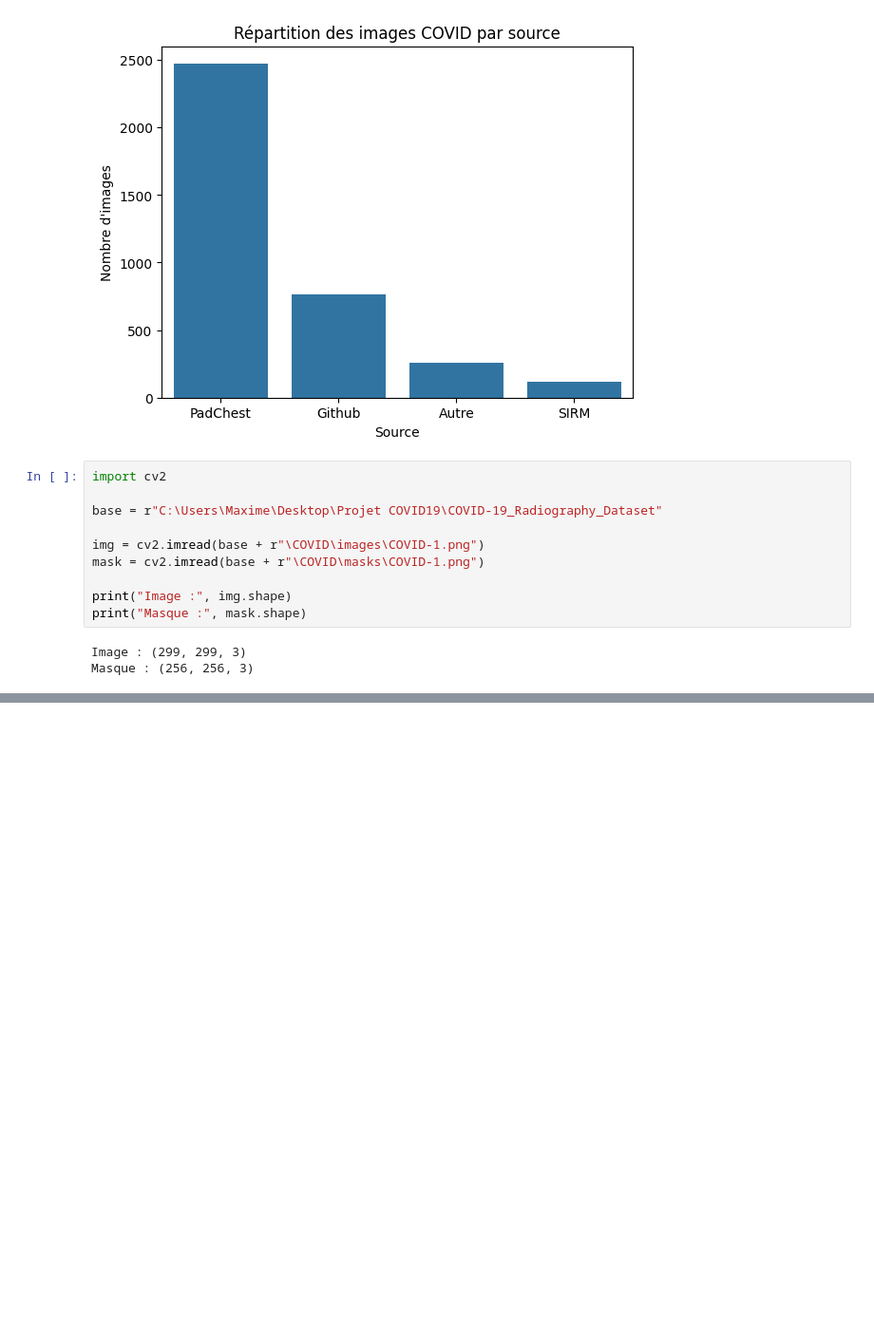
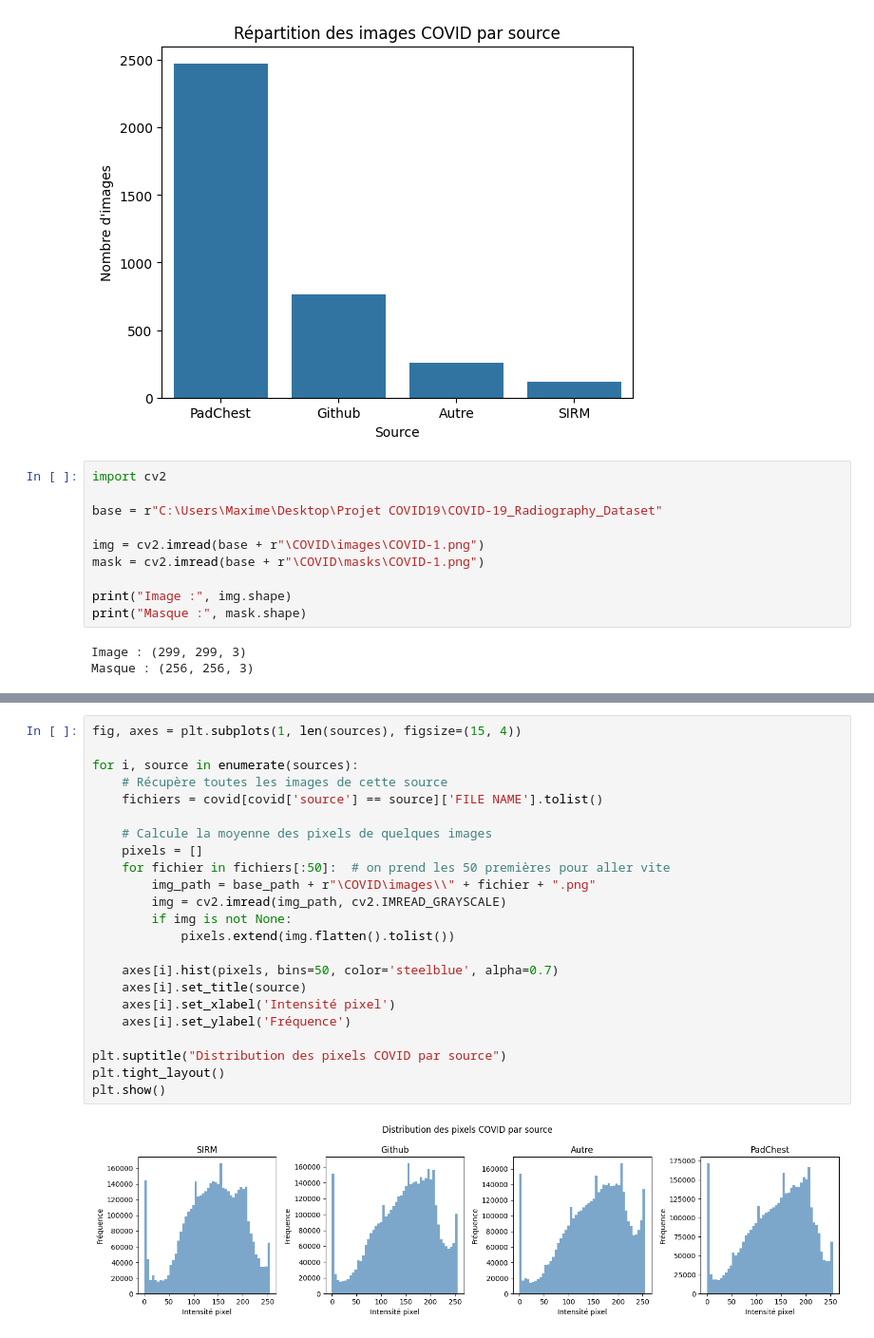
Before and after one commit to cyrilmarat/Liora_Covid, a Jupyter notebook: notebooks/exploration/1.0-maxime-exploration.ipynb, the cells around one changed output, grey strips where cells are left out. Shown at 95% size. Drawn from its saved outputs; the diff is of its cells as text; blank space fills up the shorter version.

```diff
--- a/notebooks/exploration/1.0-maxime-exploration.ipynb
+++ b/notebooks/exploration/1.0-maxime-exploration.ipynb
@@ -80,0 +112,25 @@ Masque : (256, 256, 3)
+# %%
+fig, axes = plt.subplots(1, len(sources), figsize=(15, 4))
+
+for i, source in enumerate(sources):
+    # Récupère toutes les images de cette source
+    fichiers = covid[covid['source'] == source]['FILE NAME'].tolist()
+
+    # Calcule la moyenne des pixels de quelques images
+    pixels = []
+    for fichier in fichiers[:50]:  # on prend les 50 premières pour aller vite
+        img_path = base_path + r"\COVID\images\\" + fichier + ".png"
+        img = cv2.imread(img_path, cv2.IMREAD_GRAYSCALE)
+        if img is not None:
+            pixels.extend(img.flatten().tolist())
+
+    axes[i].hist(pixels, bins=50, color='steelblue', alpha=0.7)
+    axes[i].set_title(source)
+    axes[i].set_xlabel('Intensité pixel')
+    axes[i].set_ylabel('Fréquence')
+
+plt.suptitle("Distribution des pixels COVID par source")
+plt.tight_layout()
+plt.show()
+# %% [output]
+[figure, added]
```
Also changed, not shown: parts of 5 cells of this notebook.
